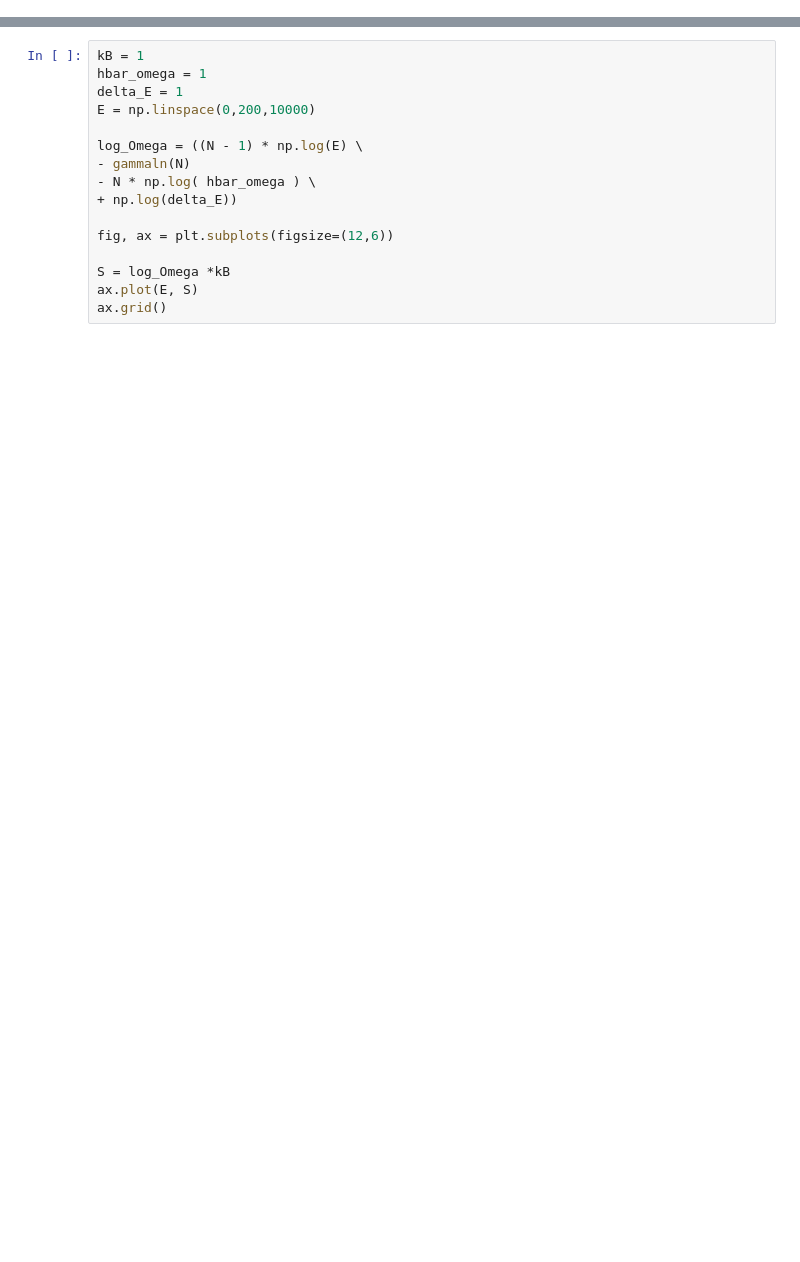
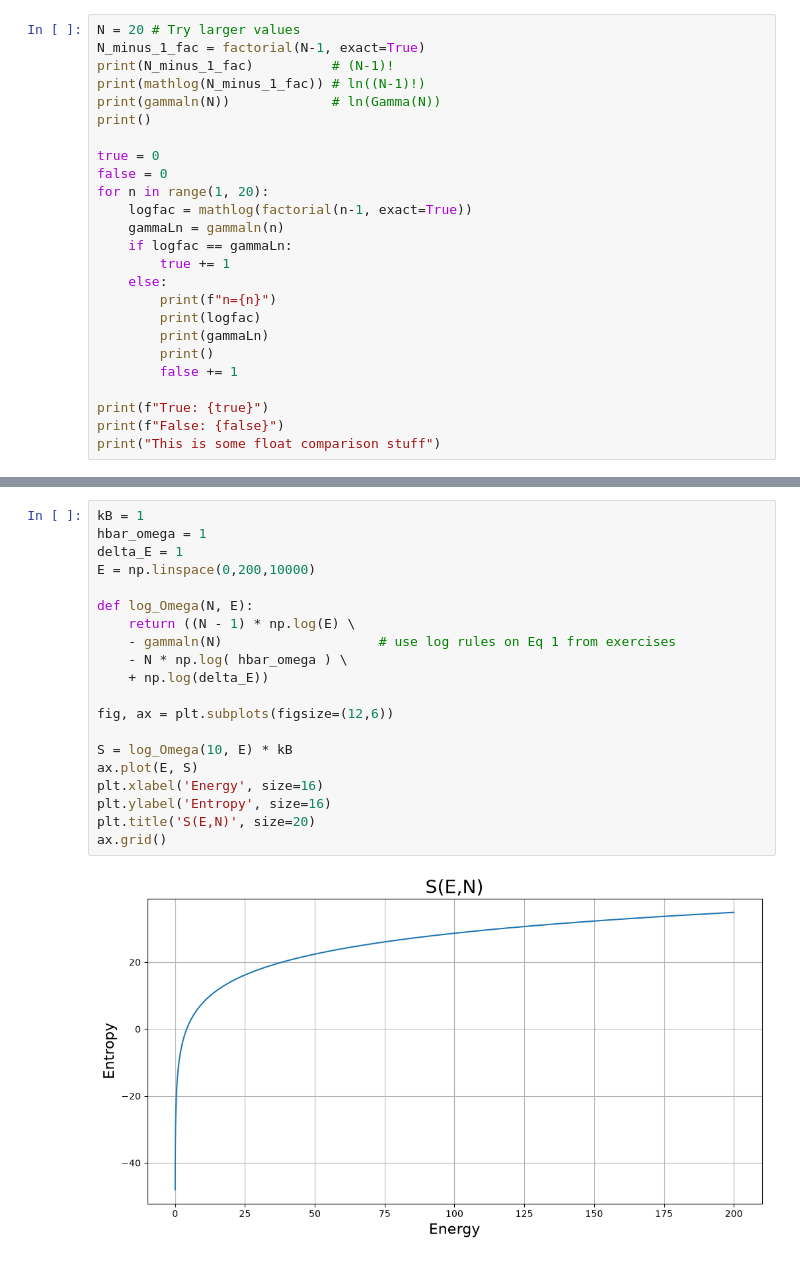
Before and after one commit to Asged/CompPhys, a Jupyter notebook: Week 05/W05A.ipynb, the cells around one changed output, grey strips where cells are left out. Cells and saved outputs as stored; diff of their text form; blank space fills up the shorter version.

```diff
--- a/Week 05/W05A.ipynb
+++ b/Week 05/W05A.ipynb
@@ -15,0 +7,25 @@ print(gammaln(N))             # ln(Gamma(N))
+# %%
+N = 20 # Try larger values
+N_minus_1_fac = factorial(N-1, exact=True)
+print(N_minus_1_fac)          # (N-1)!
+print(mathlog(N_minus_1_fac)) # ln((N-1)!)
+print(gammaln(N))             # ln(Gamma(N))
+print()
+
+true = 0
+false = 0
+for n in range(1, 20):
+    logfac = mathlog(factorial(n-1, exact=True))
+    gammaLn = gammaln(n)
+    if logfac == gammaLn:
+        true += 1
+    else:
+        print(f"n={n}")
+        print(logfac)
+        print(gammaLn)
+        print()
+        false += 1
+
+print(f"True: {true}")
+print(f"False: {false}")
+print("This is some float comparison stuff")
@@ -16,16 +50,22 @@ print(gammaln(N))             # ln(Gamma(N))
 # %%
 kB = 1
 hbar_omega = 1
 delta_E = 1
 E = np.linspace(0,200,10000)
 
-log_Omega = ((N - 1) * np.log(E) \
-- gammaln(N)
-- N * np.log( hbar_omega ) \
-+ np.log(delta_E))
+def log_Omega(N, E):
+    return ((N - 1) * np.log(E) \
+    - gammaln(N)                    # use log rules on Eq 1 from exercises
+    - N * np.log( hbar_omega ) \
+    + np.log(delta_E))
 
 fig, ax = plt.subplots(figsize=(12,6))
 
-S = log_Omega *kB
+S = log_Omega(10, E) * kB
 ax.plot(E, S)
+plt.xlabel('Energy', size=16)
+plt.ylabel('Entropy', size=16)
+plt.title('S(E,N)', size=20)
 ax.grid()
+# %% [output]
+[figure, added]
```
Also changed, not shown: parts of 7 cells of this notebook, 5 other files.
